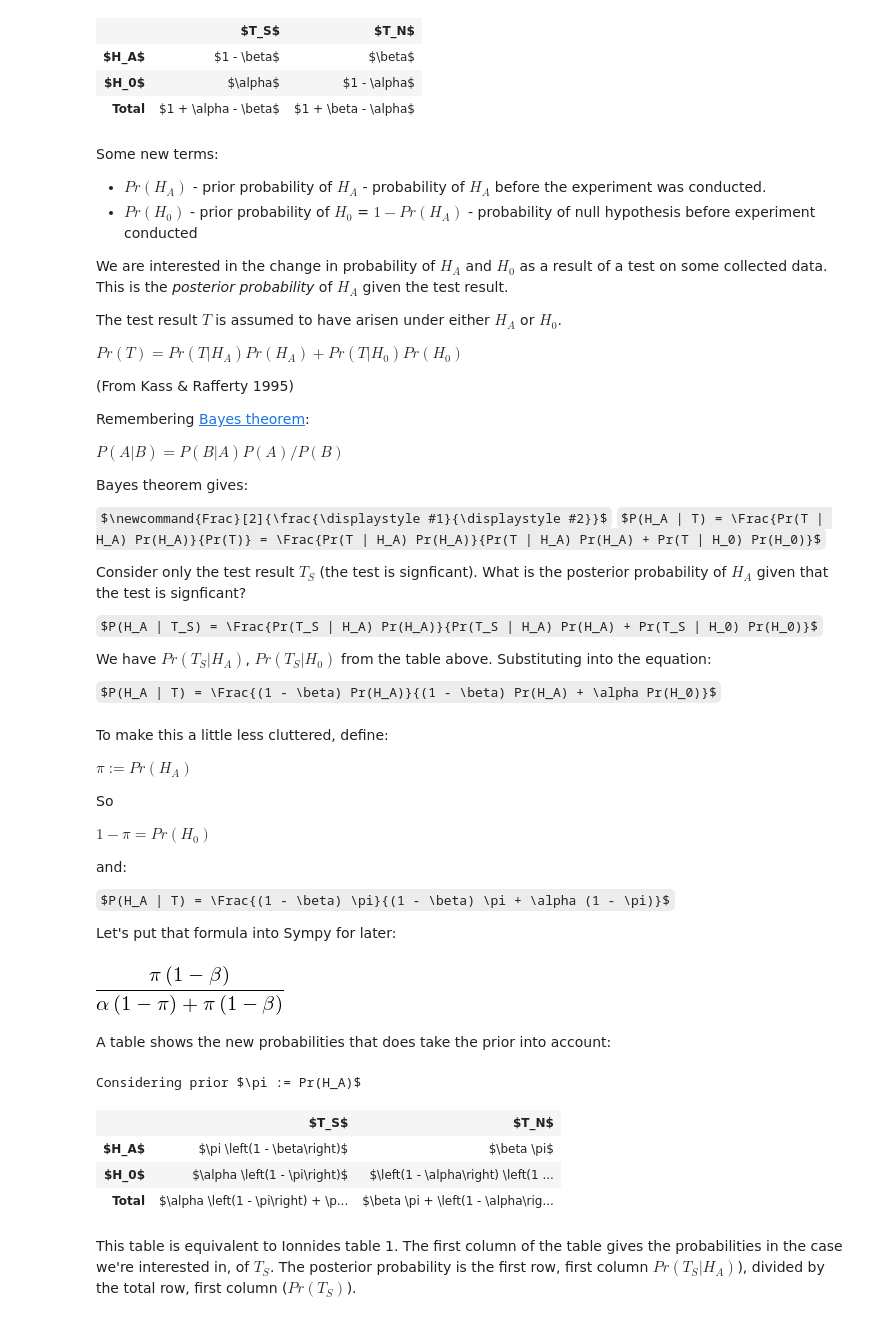
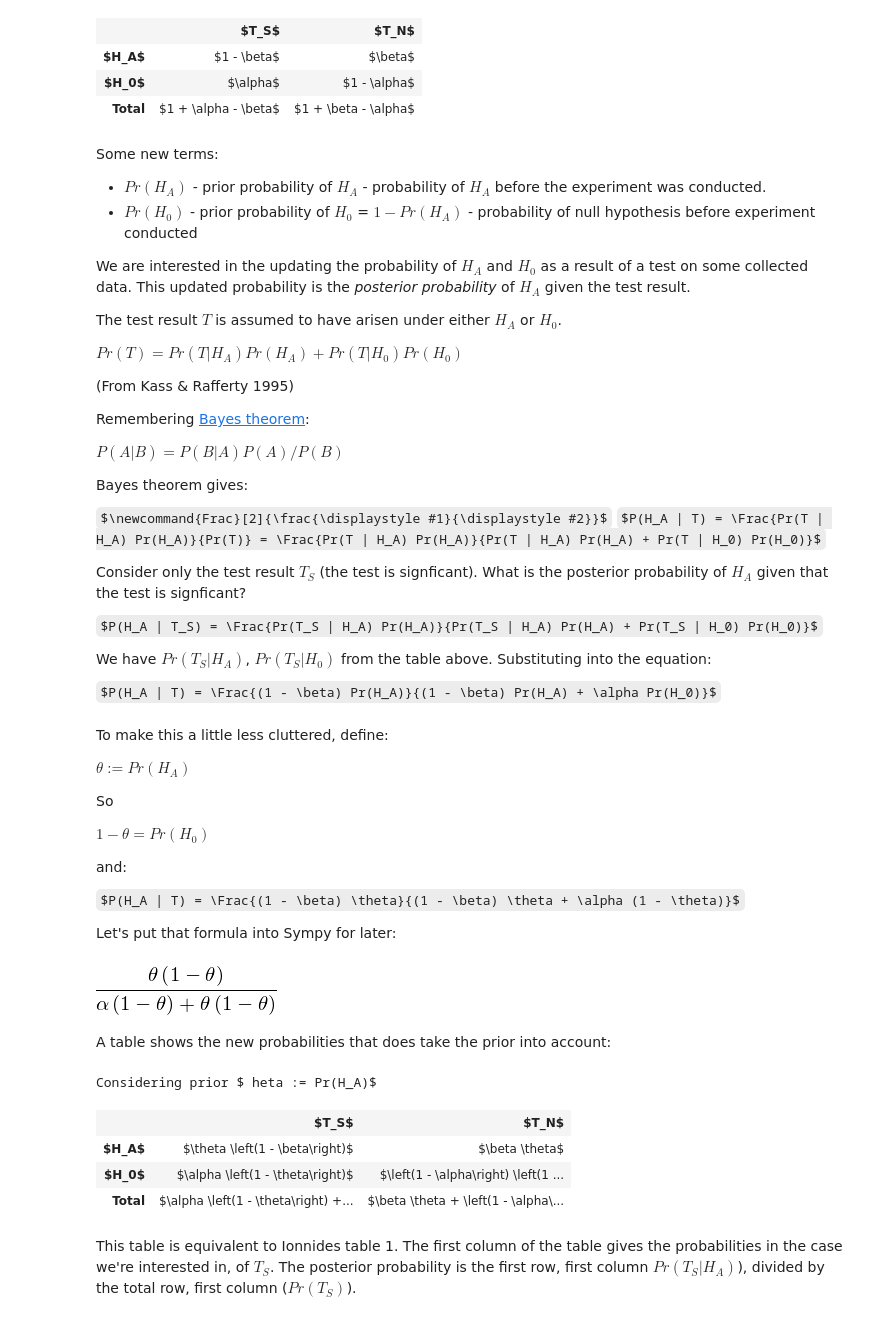
Before and after one commit to matthew-brett/sketch-books, a Jupyter notebook: Ioannides exposition.ipynb, the cells around one changed output. Drawn from its saved outputs; the diff is of its cells as text; code cells hidden in the pictures; some formulas as TeX source.

```diff
--- a/Ioannides exposition.ipynb
+++ b/Ioannides exposition.ipynb
@@ -99,7 +99,7 @@ Some new terms:
 * $Pr(H_A)$ - prior probability of $H_A$ - probability of $H_A$ before the experiment was conducted.
 * $Pr(H_0)$ - prior probability of $H_0$ = $1 - Pr(H_A)$ - probability of null hypothesis before experiment conducted
 
-We are interested in the change in probability of $H_A$ and $H_0$ as a result of a test on some collected data.  This is the *posterior probability* of $H_A$ given the test result.
+We are interested in the updating the probability of $H_A$ and $H_0$ as a result of a test on some collected data.  This updated probability is the *posterior probability* of $H_A$ given the test result.
 
 The test result $T$ is assumed to have arisen under either $H_A$ or $H_0$.
 
@@ -126,37 +126,37 @@ $P(H_A | T) = \Frac{(1 - \beta) Pr(H_A)}{(1 - \beta) Pr(H_A) + \alpha Pr(H_0)}$
 # %% [markdown]
 To make this a little less cluttered, define:
 
-$\pi := Pr(H_A)$
+$\theta := Pr(H_A)$
 
 So
 
-$1 - \pi = Pr(H_0)$
+$1 - \theta = Pr(H_0)$
 
 and:
 
-$P(H_A | T) = \Frac{(1 - \beta) \pi}{(1 - \beta) \pi + \alpha (1 - \pi)}$
+$P(H_A | T) = \Frac{(1 - \beta) \theta}{(1 - \beta) \theta + \alpha (1 - \theta)}$
 
 Let's put that formula into Sympy for later:
 # %%
-pi = symbols('\pi')
-post_prob = (1 - beta) * pi / ((1 - beta) * pi + alpha * (1 - pi))
+theta = symbols(r'\theta')
+post_prob = (1 - theta) * theta / ((1 - theta) * theta + alpha * (1 - theta))
 post_prob
 # %% [output]
-[figure, old version]
+[figure, new version]
 # %% [markdown]
 A table shows the new probabilities that does take the prior into account:
 # %%
-assoc = dict(t_s = pi * (1 - beta),
-             t_ns = pi * beta,
-             f_s = (1 - pi) * alpha,
-             f_ns = (1 - pi) * (1 - alpha))
-HTML(association_table(assoc, 'Considering prior $\pi := Pr(H_A)$'))
+assoc = dict(t_s = theta * (1 - beta),
+             t_ns = theta * beta,
+             f_s = (1 - theta) * alpha,
+             f_ns = (1 - theta) * (1 - alpha))
+HTML(association_table(assoc, 'Considering prior $\theta := Pr(H_A)$'))
 # %% [output]
-Considering prior $\pi := Pr(H_A)$
+Considering prior $ heta := Pr(H_A)$
 |  | $T_S$ | $T_N$ |
-| $H_A$ | $\pi \left(1 - \beta\right)$ | $\beta \pi$ |
-| $H_0$ | $\alpha \left(1 - \pi\right)$ | $\left(1 - \alpha\right) \left(1 ... |
-| Total | $\alpha \left(1 - \pi\right) + \p... | $\beta \pi + \left(1 - \alpha\rig... |
+| $H_A$ | $\theta \left(1 - \beta\right)$ | $\beta \theta$ |
+| $H_0$ | $\alpha \left(1 - \theta\right)$ | $\left(1 - \alpha\right) \left(1 ... |
+| Total | $\alpha \left(1 - \theta\right) +... | $\beta \theta + \left(1 - \alpha\... |
 # %% [markdown]
 This table is equivalent to Ionnides table 1. The first column of the table gives the probabilities in the case we're interested in, of $T_S$.  The posterior probability is the first row, first column $Pr(T_S | H_A)$), divided by the total row, first column ($Pr(T_S)$).
 # %% [markdown]
```
Also changed, not shown: parts of 17 cells of this notebook.
